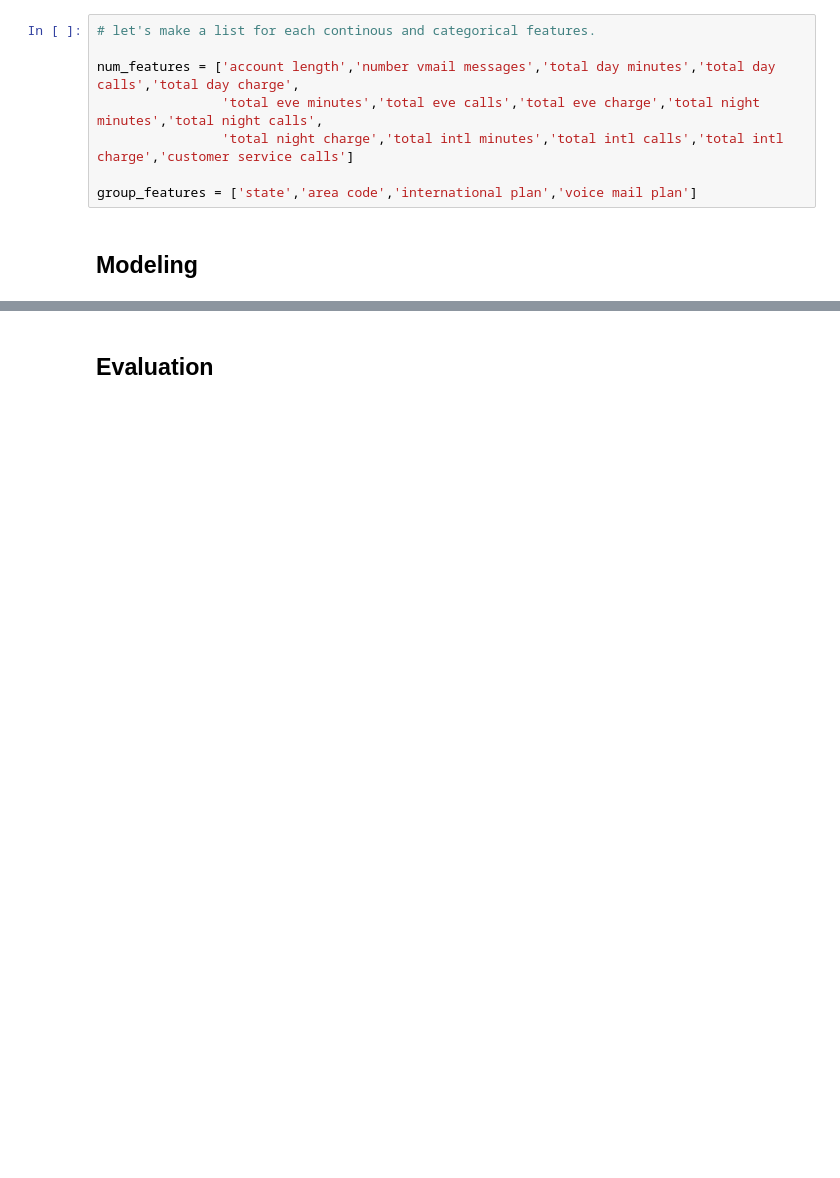
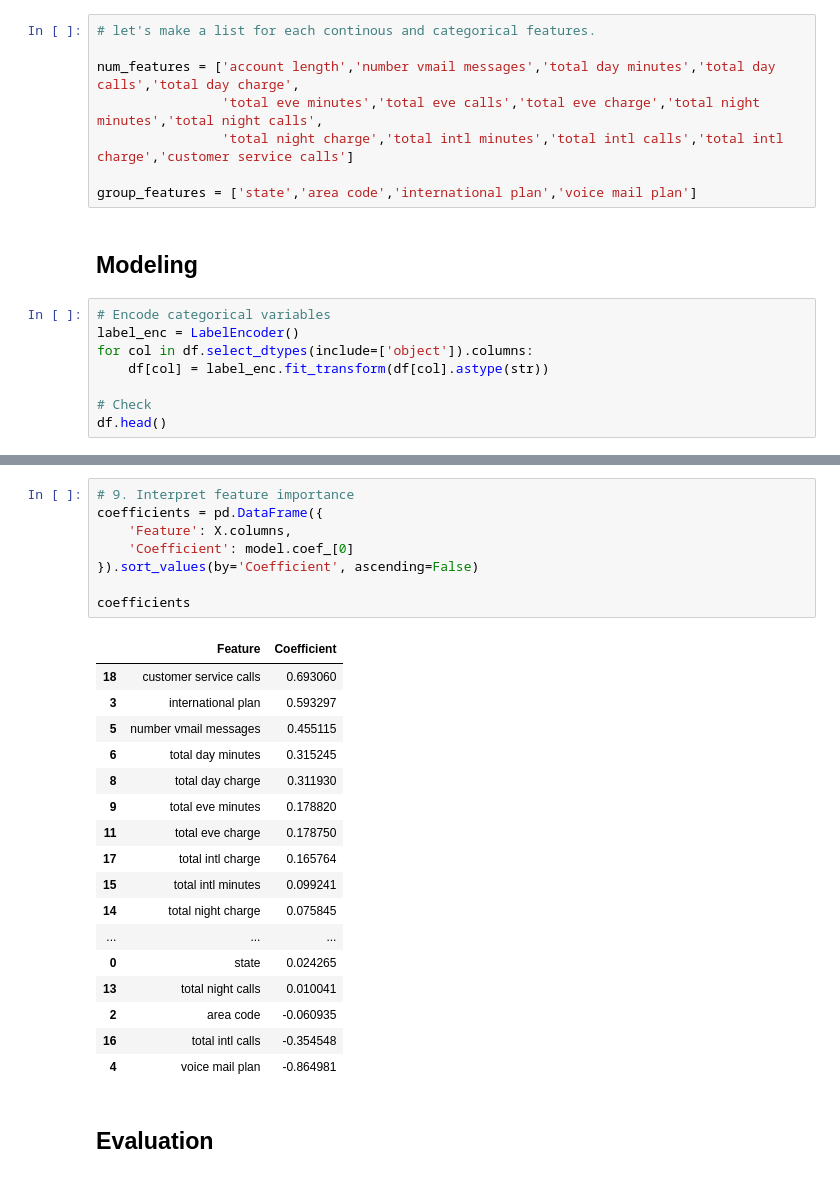
Before and after one commit to tolly00/Phase-3-project, a Jupyter notebook: index.ipynb, the cells around one changed output, grey strips where cells are left out. Cells and saved outputs as stored; diff of their text form; blank space fills up the shorter version.

```diff
--- a/index.ipynb
+++ b/index.ipynb
@@ -135,3 +151,11 @@ num_features = ['account length','number vmail messages','total day minutes','to
 group_features = ['state','area code','international plan','voice mail plan']
 # %% [markdown]
 ## Modeling
+# %%
+# Encode categorical variables
+label_enc = LabelEncoder()
+for col in df.select_dtypes(include=['object']).columns:
+    df[col] = label_enc.fit_transform(df[col].astype(str))
+
+# Check
+df.head()
@@ -138,2 +231,28 @@ group_features = ['state','area code','international plan','voice mail plan']
+# %%
+# 9. Interpret feature importance
+coefficients = pd.DataFrame({
+    'Feature': X.columns,
+    'Coefficient': model.coef_[0]
+}).sort_values(by='Coefficient', ascending=False)
+
+coefficients
+# %% [output]
+|  | Feature | Coefficient |
+| 18 | customer service calls | 0.693060 |
+| 3 | international plan | 0.593297 |
+| 5 | number vmail messages | 0.455115 |
+| 6 | total day minutes | 0.315245 |
+| 8 | total day charge | 0.311930 |
+| 9 | total eve minutes | 0.178820 |
+| 11 | total eve charge | 0.178750 |
+| 17 | total intl charge | 0.165764 |
+| 15 | total intl minutes | 0.099241 |
+| 14 | total night charge | 0.075845 |
+| ... | ... | ... |
+| 0 | state | 0.024265 |
+| 13 | total night calls | 0.010041 |
+| 2 | area code | -0.060935 |
+| 16 | total intl calls | -0.354548 |
+| 4 | voice mail plan | -0.864981 |
 # %% [markdown]
 ## Evaluation
```
Also changed, not shown: parts of 10 cells of this notebook.
